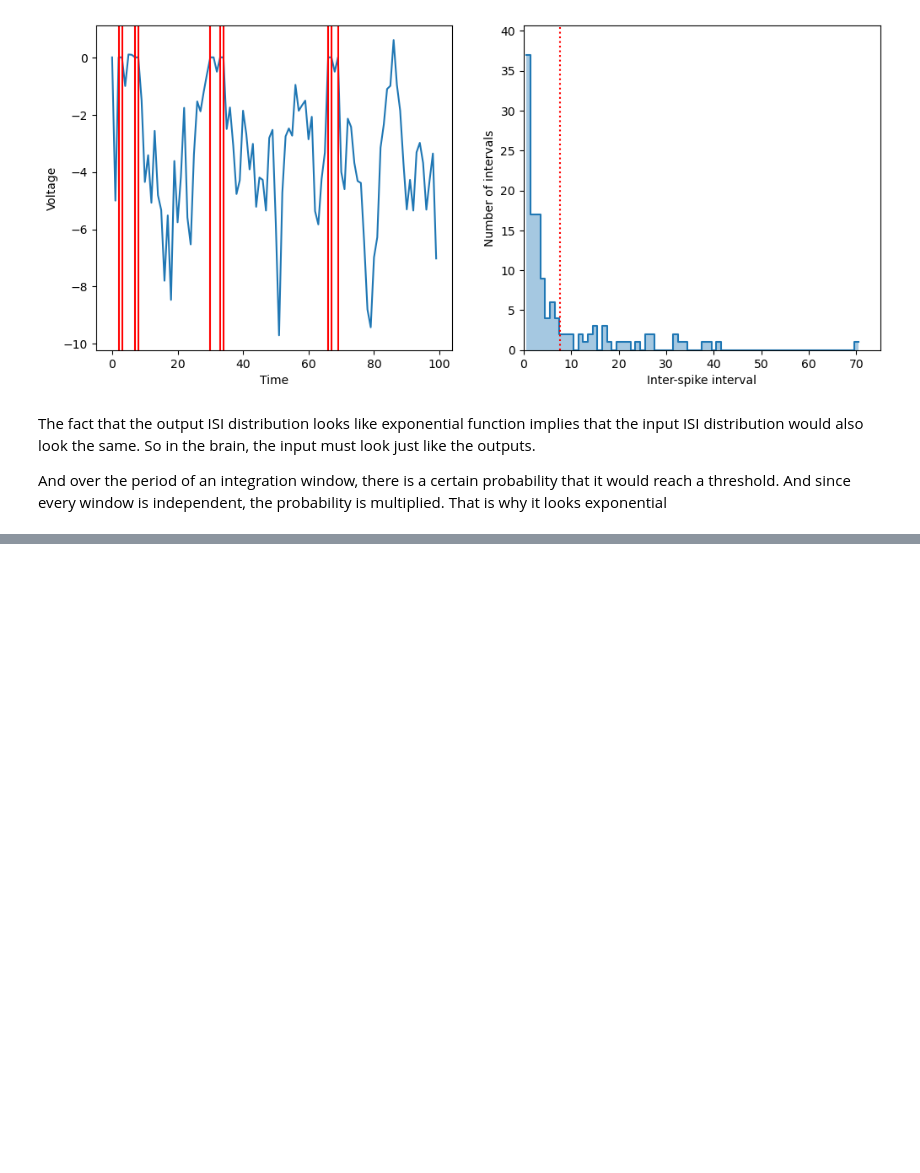
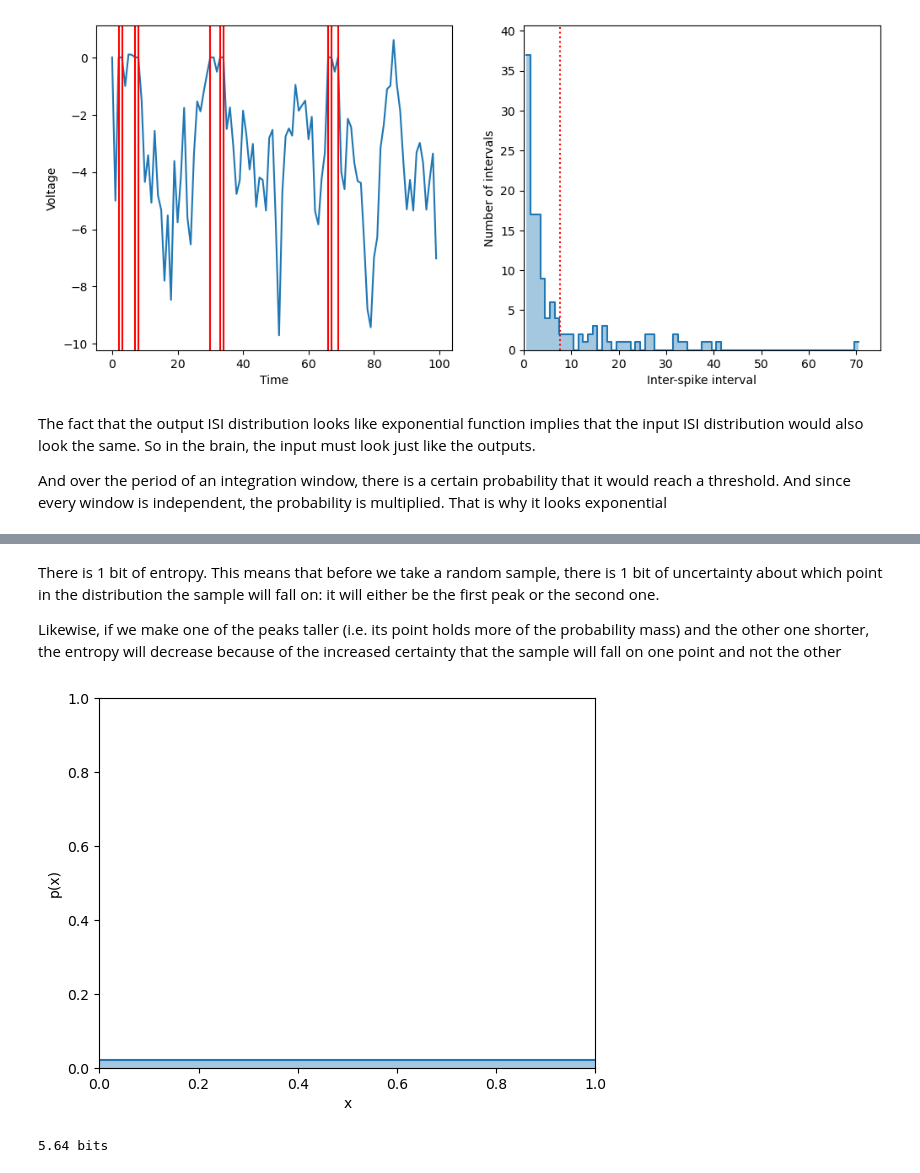
Before and after one commit to basock2/Neuromatch, a Jupyter notebook: Model_Types/What_Models.ipynb, the cells around one changed output, grey strips where cells are left out. Saved outputs shown, nothing was run; the diff lists cells and outputs as text; code cells hidden in the pictures; blank space fills up the shorter version.

```diff
--- a/Model_Types/What_Models.ipynb
+++ b/Model_Types/What_Models.ipynb
@@ -338,0 +431,23 @@ And over the period of an integration window, there is a certain probability tha
+# %% [markdown]
+There is 1 bit of entropy. This means that before we take a random sample, there is 1 bit of uncertainty about which point in the distribution the sample will fall on: it will either be the first peak or the second one.
+
+Likewise, if we make one of the peaks taller (i.e. its point holds more of the probability mass) and the other one shorter, the entropy will decrease because of the increased certainty that the sample will fall on one point and not the other
+# %%
+# @markdown Execute this cell to visualize a PMF of uniform distribution
+
+pmf = np.ones(n_bins) / n_bins  # [1/N] * N
+
+pmf_ = np.insert(pmf, 0, pmf[0])
+plt.plot(bins, pmf_, drawstyle="steps")
+plt.fill_between(bins, pmf_, step="pre", alpha=0.4)
+plt.xlabel("x")
+plt.ylabel("p(x)")
+plt.xlim(x_range)
+plt.ylim(0, 1)
+plt.show()
+
+# Call entropy function and print result
+print(f"{entropy(pmf):.2f} bits")
+# %% [output]
+[figure, added]
+5.64 bits
```
Also changed, not shown: parts of 10 cells of this notebook.
